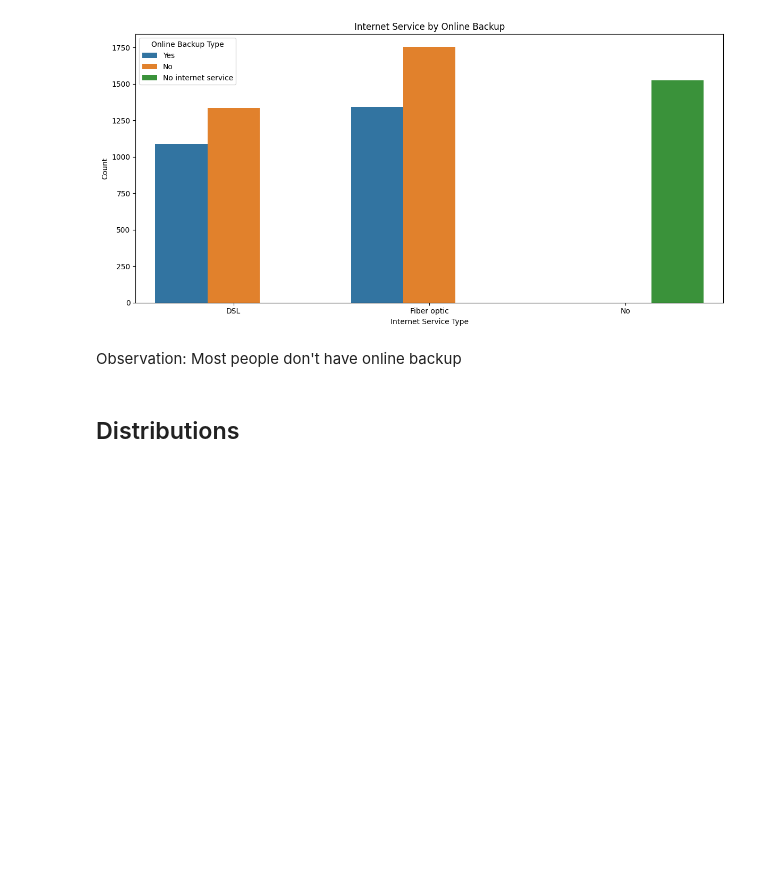
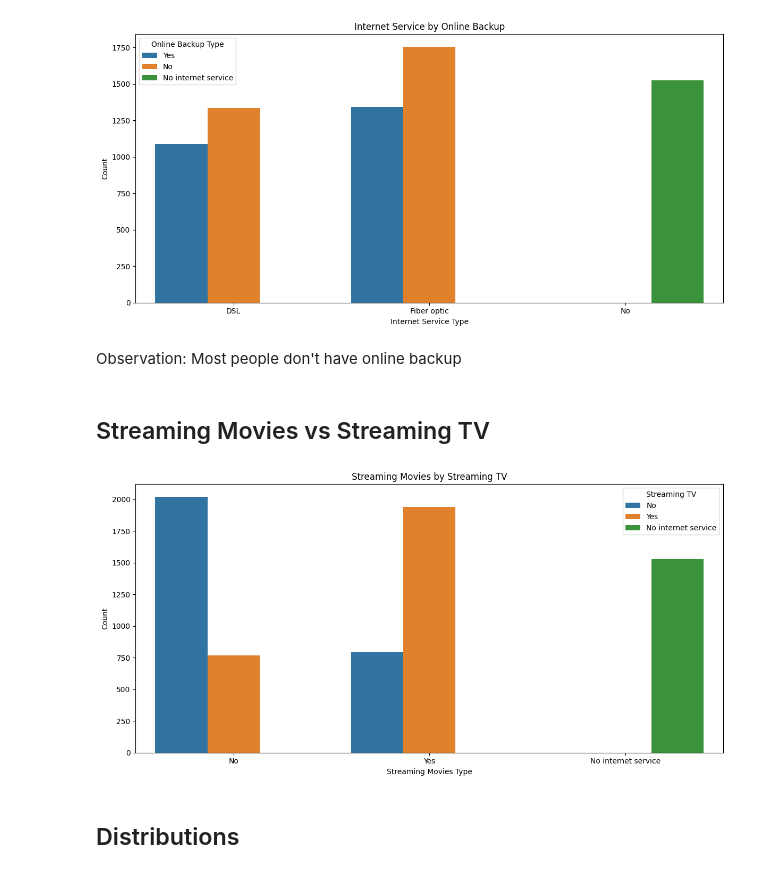
Before and after one commit to AabharanGupta/CustomerChurnAnalysis, a Jupyter notebook: Project.ipynb, the cells around one changed output. Drawn from its saved outputs; the diff is of its cells as text; code cells hidden in the pictures; blank space fills up the shorter version.

Commit message:
visualizations done

```diff
--- a/Project.ipynb
+++ b/Project.ipynb
@@ -168,6 +168,19 @@ plt.show()
 [figure]
 # %% [markdown]
 Observation: Most people don't have online backup
+# %% [markdown]
+## Streaming Movies vs Streaming TV
+# %%
+plt.figure(figsize=(12,6))
+sns.countplot(x='StreamingMovies',hue='StreamingTV',data=df)
+plt.title('Streaming Movies by Streaming TV')
+plt.legend(title='Streaming TV')
+plt.ylabel('Count')
+plt.xlabel('Streaming Movies Type')
+plt.tight_layout()
+plt.show()
+# %% [output]
+[figure, added]
 # %% [markdown]
 ## Distributions
 # %% [markdown]
```
Also changed, not shown: parts of 27 cells of this notebook.
